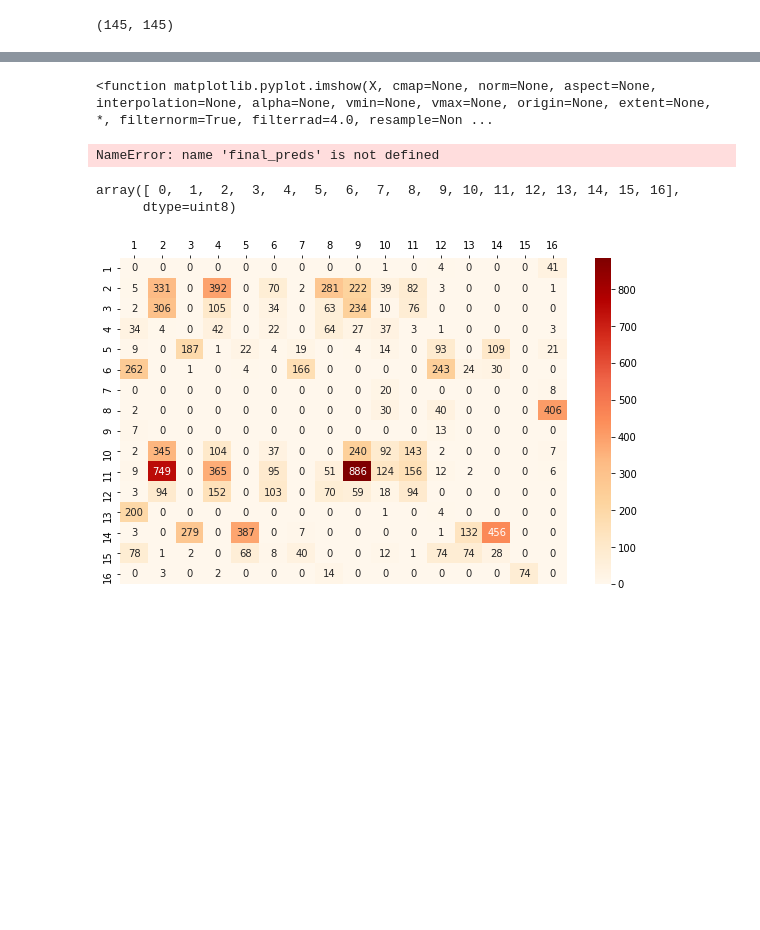
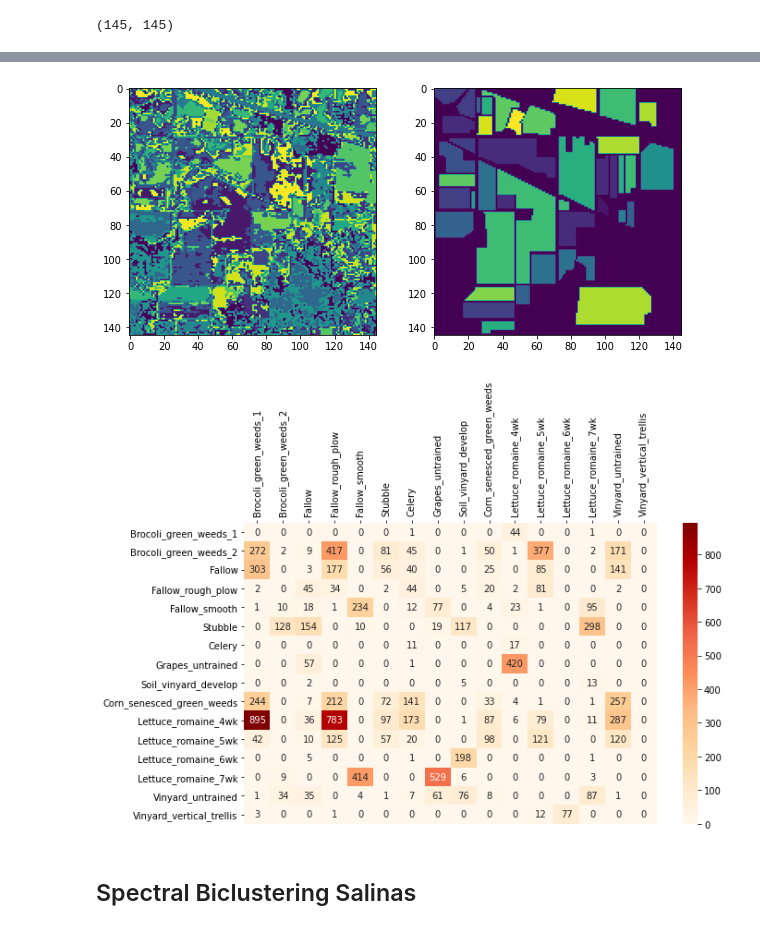
Before and after one commit to SabineHU/projet-IML, a Jupyter notebook: src/SpectralBiclustering.ipynb, the cells around one changed output, grey strips where cells are left out. Drawn from its saved outputs; the diff is of its cells as text; code cells hidden in the pictures; blank space fills up the shorter version.

Commit message:
Add labels correspondence and create plot.py

```diff
--- a/src/SpectralBiclustering.ipynb
+++ b/src/SpectralBiclustering.ipynb
@@ -86,6 +87,6 @@ Number of labels Salinas: 16
 # %%
-model = SpectralBiclustering(n_clusters=n_cluster_indiana)
+indiana_model = SpectralBiclustering(n_clusters=n_cluster_indiana)
 # %%
-model.fit(X_indiana_reduced)
+indiana_model.fit(X_indiana_reduced)
 # %% [output]
 SpectralBiclustering(n_clusters=16)
@@ -100,6 +97,6 @@ model.column_labels_.shape
 # %%
-preds = model.row_labels_
-preds = preds.reshape((indiana_img.shape[0], indiana_img.shape[1]))
-preds.shape
+indiana_preds = indiana_model.row_labels_
+indiana_preds = indiana_preds.reshape((indiana_img.shape[0], indiana_img.shape[1]))
+indiana_preds.shape
 # %% [output]
 (145, 145)
@@ -123,13 +102,0 @@ def remove_unclassified(preds, labels):
-# %%
-plt.imshow
-# %% [output]
-<function matplotlib.pyplot.imshow(X, cmap=None, norm=None, aspect=None, interpolation=None, alpha=None, vmin=None, vmax=None, origin=None, extent=None, *, filternorm=True, filterrad=4.0, resample=Non ...
-# %%
-confusion_mat = confusion_matrix(indiana_labels.flatten(), final_preds.flatten())
-# %% [output]
-NameError: name 'final_preds' is not defined
-# %%
-np.unique(indiana_labels)
-# %% [output]
-array([ 0,  1,  2,  3,  4,  5,  6,  7,  8,  9, 10, 11, 12, 13, 14, 15, 16],
-      dtype=uint8)
@@ -138,20 +103,13 @@ confusion_mat = confusion_mat[1:, 1:]
-# %%
-import seaborn as sn
-from matplotlib.colors import LogNorm
-
-classe_names = [1,2,3,4,5,6,7,8,9,10,11,12,13,14,15, 16]
-
-matrix = confusion_matrix(indiana_labels.flatten(), final_preds.flatten())
-matrix = matrix[1:, 1:]
-df = pd.DataFrame({classe_names[i]:matrix[:,i] for i in range(16)}, index=classe_names)
-fig = plt.figure(figsize = (10,6))
-ax = fig.add_subplot()
-ax.xaxis.set_ticks_position('top')
-sn.heatmap(df, annot=True, cmap="OrRd", fmt='g')
-
-plt.show()
-# %% [output]
-[figure, removed]
+# %%
+plot_two_figures(indiana_preds, indiana_labels)
+# %% [output]
+[figure, added]
+# %%
+plot_confusion_matrix(indiana_labels, indiana_preds, salinas_class_names)
+# %% [output]
+[figure, added]
+# %% [markdown]
+## Spectral Biclustering Salinas
 # %%
 model_salinas = SpectralBiclustering(n_clusters=n_cluster_salinas)
 # %%
```
Also changed, not shown: parts of 32 cells of this notebook, 2 other files.
